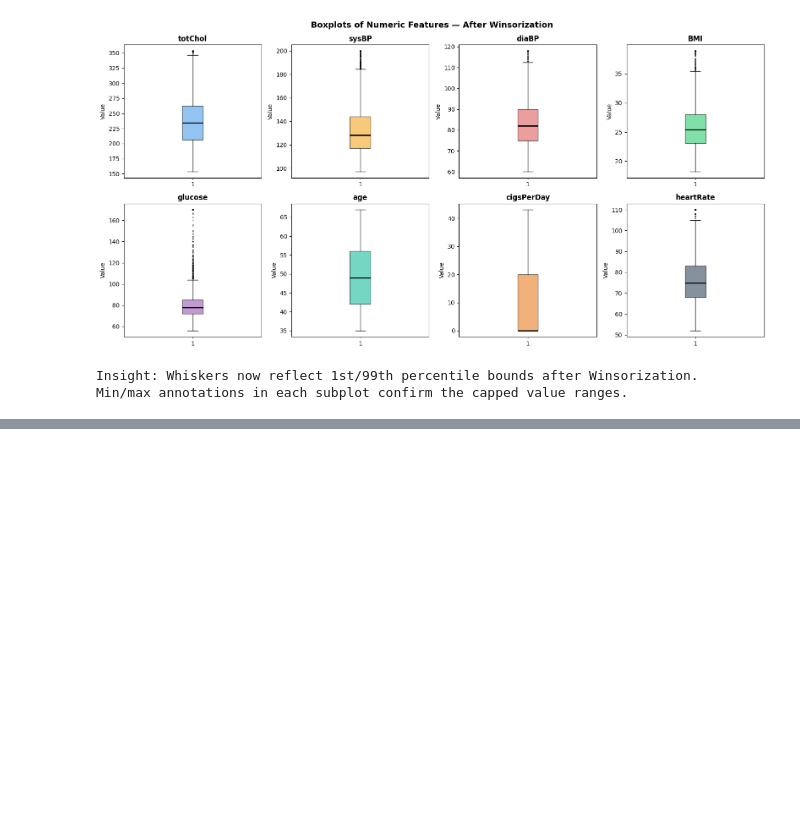
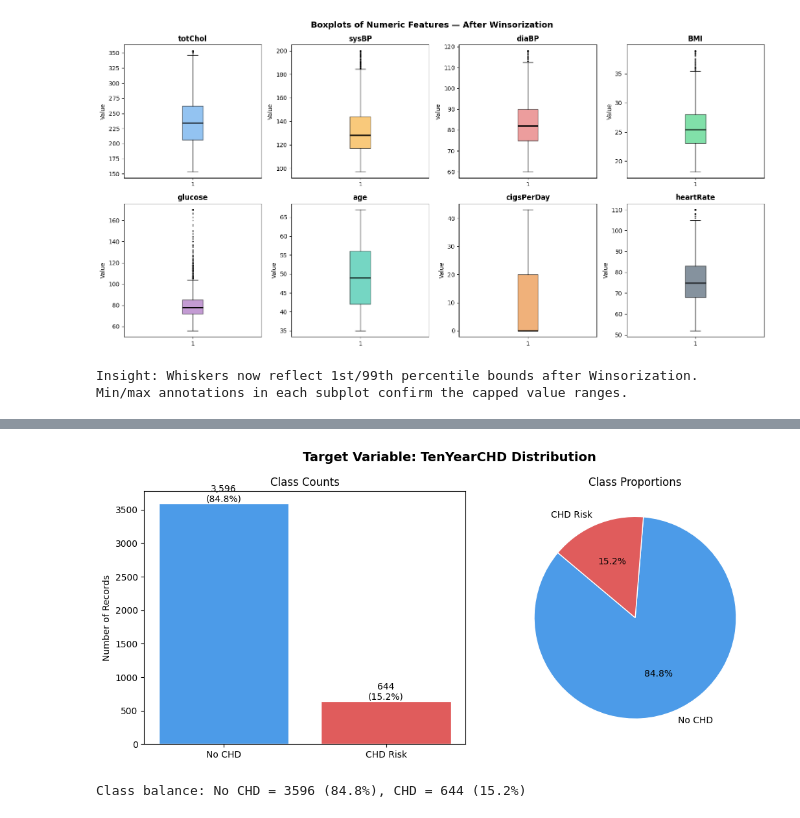
Before and after one commit to olkanth/MSCS_634_Project, a Jupyter notebook: MSCS_634_Project_Deliverable4.ipynb, the cells around one changed output, grey strips where cells are left out. Saved outputs shown, nothing was run; the diff lists cells and outputs as text; code cells hidden in the pictures; blank space fills up the shorter version.

```diff
--- a/MSCS_634_Project_Deliverable4.ipynb
+++ b/MSCS_634_Project_Deliverable4.ipynb
@@ -379,0 +381,24 @@ Min/max annotations in each subplot confirm the capped value ranges.
+# %%
+# Target variable distribution
+df_clean_data["CHD_Label"] = df_clean_data["TenYearCHD"].map({0: "No CHD", 1: "CHD Risk"})
+target_counts = df_clean_data["TenYearCHD"].value_counts()
+
+fig, axes = plt.subplots(1, 2, figsize=(11, 5))
+fig.suptitle("Target Variable: TenYearCHD Distribution", fontsize=14, fontweight="bold")
+colors = ["#4C9BE8", "#E05C5C"]
+bars = axes[0].bar(["No CHD", "CHD Risk"], target_counts.values, color=colors, edgecolor="white")
+axes[0].set_title("Class Counts")
+axes[0].set_ylabel("Number of Records")
+for bar, val in zip(bars, target_counts.values):
+    axes[0].text(bar.get_x() + bar.get_width()/2, bar.get_height() + 20,
+                 f"{val:,}\n({val/len(df_clean_data)*100:.1f}%)", ha="center", fontsize=10)
+axes[1].pie(target_counts.values, labels=["No CHD", "CHD Risk"], colors=colors,
+            autopct="%1.1f%%", startangle=140, wedgeprops={"edgecolor": "white"})
+axes[1].set_title("Class Proportions")
+plt.tight_layout()
+plt.savefig("Visualizations/3_target_distribution.png", bbox_inches="tight")
+plt.show()
+print(f"Class balance: No CHD = {target_counts[0]} ({target_counts[0]/len(df_clean_data)*100:.1f}%), CHD = {target_counts[1]} ({target_counts[1]/len(df_clean_data)*100:.1f}%)")
+# %% [output]
+[figure, added]
+Class balance: No CHD = 3596 (84.8%), CHD = 644 (15.2%)
```
Also changed, not shown: parts of 12 cells of this notebook.
